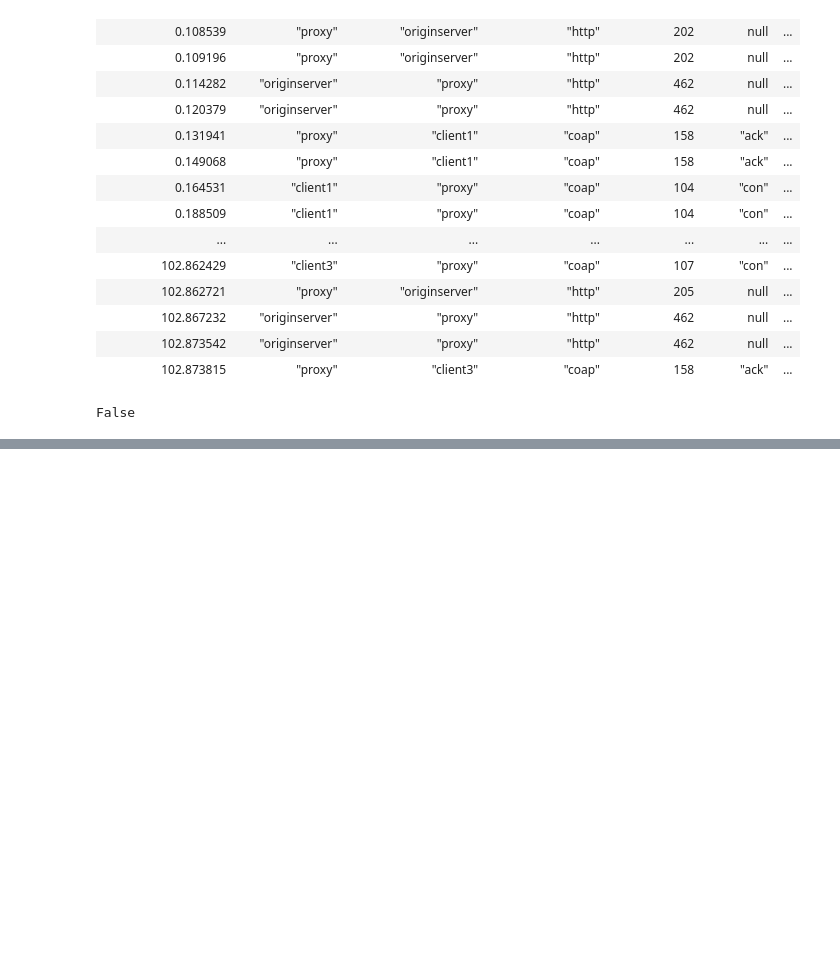
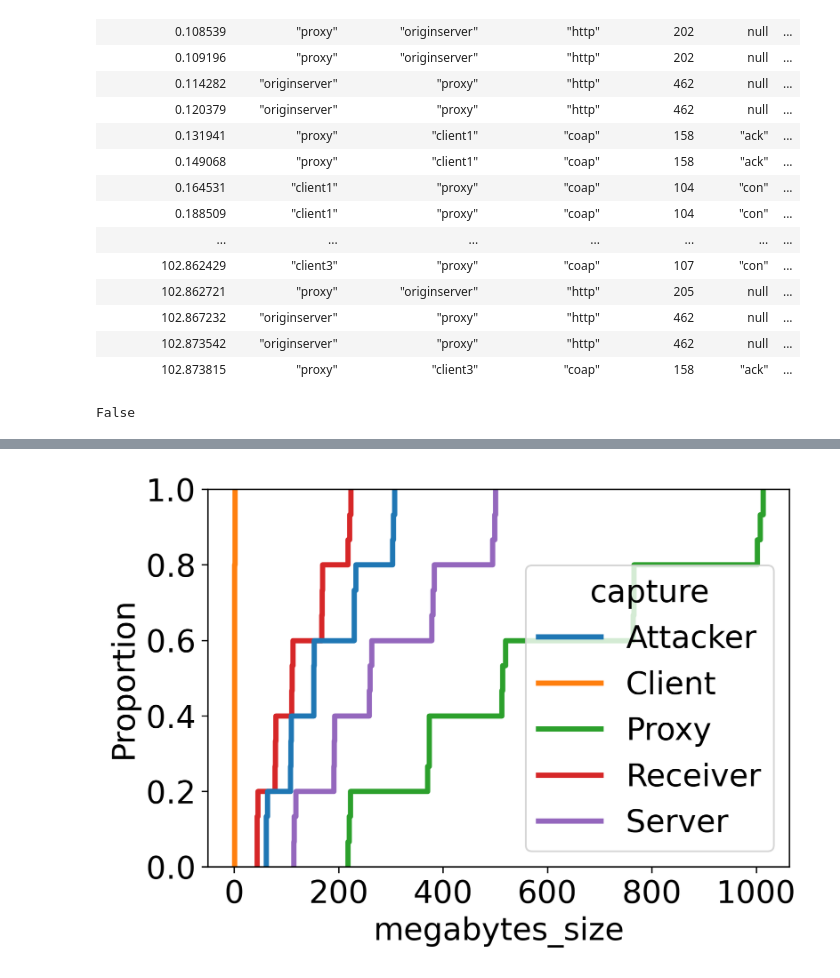
Before and after one commit to amirfarhat/dos-californium, a Jupyter notebook: notebooks/polars_multi_send_to_db_play.ipynb, the cells around one changed output, grey strips where cells are left out. Saved outputs shown, nothing was run; the diff lists cells and outputs as text; code cells hidden in the pictures; blank space fills up the shorter version.

```diff
--- a/notebooks/polars_multi_send_to_db_play.ipynb
+++ b/notebooks/polars_multi_send_to_db_play.ipynb
@@ -394,0 +1016,14 @@ False
+# %%
+ax = sns.ecdfplot(
+  data=sdf,
+  x="megabytes_size",
+  hue="capture",
+)
+
+# ax.set_xlim([200, 1_000])
+# # ax.set_xticks(list(range(200, 1_100 + 1, 50)), rot=45)
+# ax.set_ylabel("CDF")
+# ax.set_xlabel("Decode Time in Seconds per Gigabyte of Capture")
+# ax.get_legend().set_title("Device")
+# %% [output]
+[figure, added]
```
Also changed, not shown: parts of 18 cells of this notebook, 14 other files.
